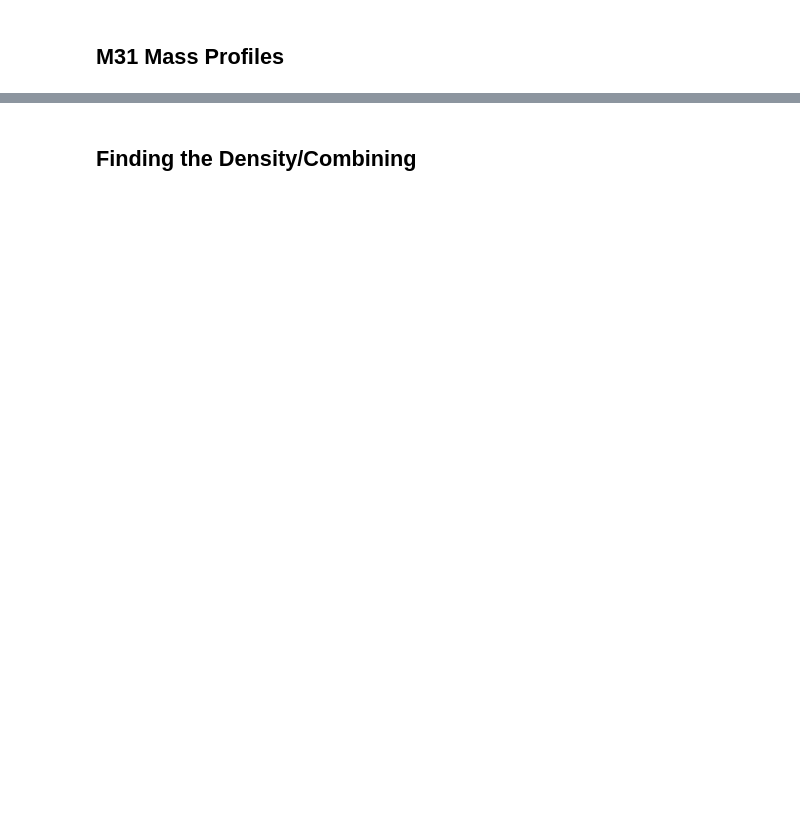
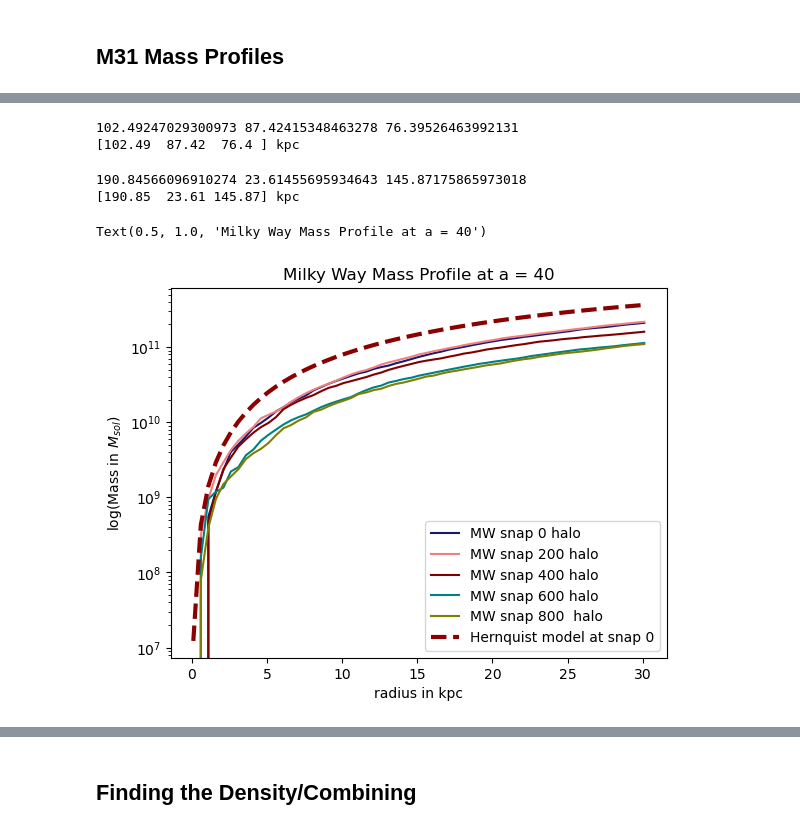
Before and after one commit to riannekooi/400B_2023_Kooi, a Jupyter notebook: research assignments/research assignment/HaloRemnants.ipynb, the cells around one changed output, grey strips where cells are left out. Drawn from its saved outputs; the diff is of its cells as text; code cells hidden in the pictures; blank space fills up the shorter version.

```diff
--- a/research assignments/research assignment/HaloRemnants.ipynb
+++ b/research assignments/research assignment/HaloRemnants.ipynb
@@ -48,0 +36,3 @@ TypeError: COM_P() missing 1 required positional argument: 'volDec'
+# %%
+r = np.arange(0.1, 30.5, 0.5) # radius range we are using up to 30kpc
+enclosed_mass_MW_400_halo = MW_400.MassEnclosed(1,r,volDec=2.0)
@@ -60,0 +44,3 @@ TypeError: COM_P() missing 1 required positional argument: 'volDec'
+# %%
+r = np.arange(0.1, 30.5, 0.5) # radius range we are using up to 30kpc
+enclosed_mass_MW_600_halo = MW_600.MassEnclosed(1,r,volDec=2.0)
@@ -72,0 +52,3 @@ TypeError: COM_P() missing 1 required positional argument: 'volDec'
+# %%
+r = np.arange(0.1, 30.5, 0.5) # radius range we are using up to 30kpc
+enclosed_mass_MW_800_halo = MW_800.MassEnclosed(1,r,volDec=2.0)
@@ -81,4 +84,35 @@ M31_400 = MassProfile("M31", 400)
 # %%
 M31_600 = MassProfile("M31", 600)
+# %%
+r = np.arange(0.1, 30.5, 0.5)
+enclosed_mass_M31_600_halo = M31_600.MassEnclosed(1,r,volDec=2.0)
+# %% [output]
+102.49247029300973 87.42415348463278 76.39526463992131
+[102.49  87.42  76.4 ] kpc
 # %%
 M31_800 = MassProfile("M31", 800)
+# %%
+r = np.arange(0.1, 30.5, 0.5)
+enclosed_mass_M31_800_halo = M31_800.MassEnclosed(1,r,volDec=2.0)
+# %% [output]
+190.84566096910274 23.61455695934643 145.87175865973018
+[190.85  23.61 145.87] kpc
+# %%
+hernquist_profile_MW0 = MW_0.HernquistMass(r, a, sum(MW_0.m_new*1e10))
+# %%
+a = 40 # the estimated scale factor
+plt.semilogy(r, enclosed_mass_MW_0_halo, label='MW snap 0 halo', c='midnightblue')
+plt.semilogy(r, enclosed_mass_MW_200_halo, label='MW snap 200 halo', c='lightcoral')
+plt.semilogy(r, enclosed_mass_MW_400_halo, label='MW snap 400 halo', c='maroon')
+plt.semilogy(r, enclosed_mass_MW_600_halo, label='MW snap 600 halo', c='teal')
+plt.semilogy(r, enclosed_mass_MW_800_halo, label='MW snap 800  halo', c='olive')
+plt.semilogy(r,hernquist_profile_MW0, '--',label='Hernquist model at snap 0', c='darkred', linewidth=3)
+#do hernquist profile
+
+plt.legend()
+plt.xlabel("radius in kpc")
+plt.ylabel('log(Mass in $M_{sol}$)')
+plt.title("Milky Way Mass Profile at a = %s" % a)
+# %% [output]
+Text(0.5, 1.0, 'Milky Way Mass Profile at a = 40')
+[figure, added]
```
Also changed, not shown: parts of 25 cells of this notebook, 2 other files.
